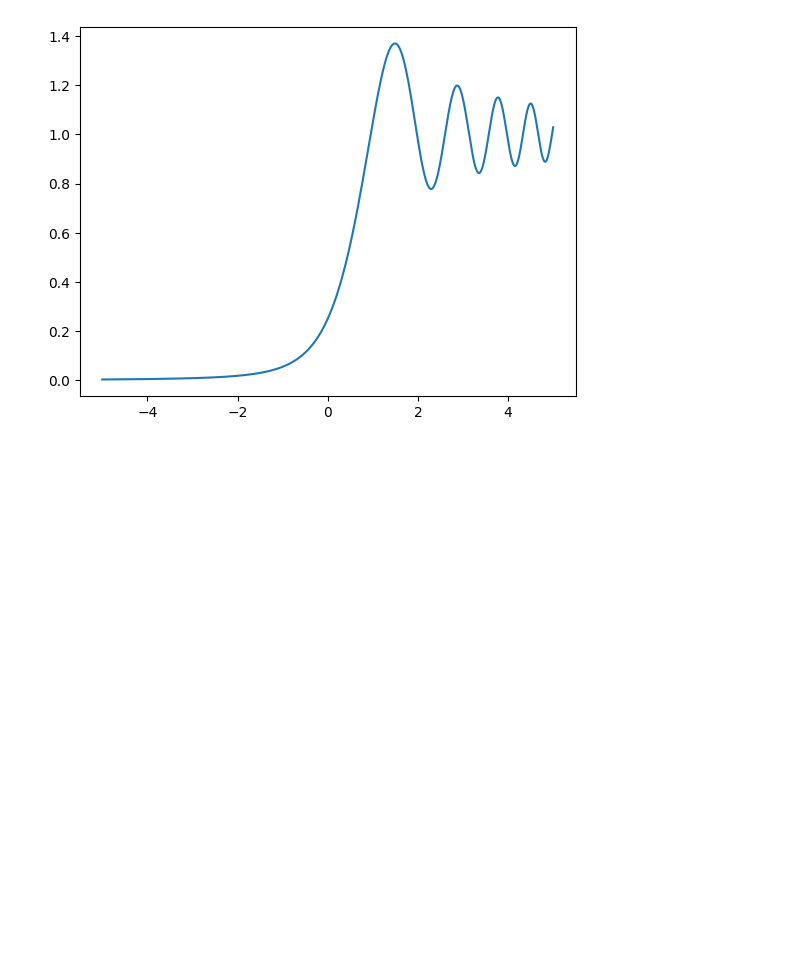
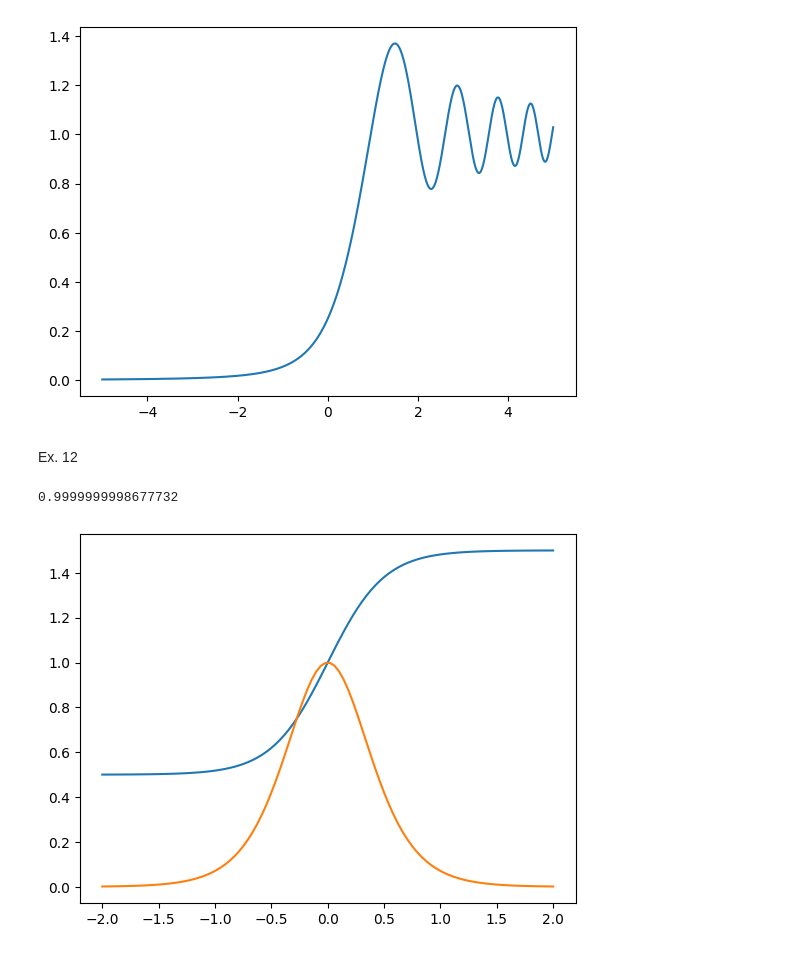
Before and after one commit to KonoEmllikDa/Fisica-Computacional, a Jupyter notebook: Física Computacional.ipynb, the cells around one changed output. Drawn from its saved outputs; the diff is of its cells as text; code cells hidden in the pictures; blank space fills up the shorter version.

```diff
--- a/Física Computacional.ipynb
+++ b/Física Computacional.ipynb
@@ -321,3 +353,17 @@ array([1.143916])
 plotfunc(-5,5,1000,lambda x: BlockedWave(x,3,1))
 # %% [output]
 [figure]
+# %% [markdown]
+Ex. 12
+# %%
+def Derivative(a,h,f):
+    return (f(a+h)-f(a-h))/(2*h)
+# %%
+print(Derivative(0,10**-5,lambda x: 1+np.tanh(2*x)/2))
+# %% [output]
+0.9999999998677732
+# %%
+plotfunc(-2,2,100,lambda x: 1+np.tanh(2*x)/2)
+plotfunc(-2,2,100,lambda x: Derivative(x,0.0001,lambda y: 1+np.tanh(2*y)/2))
+# %% [output]
+[figure, added]
```
Also changed, not shown: parts of 7 cells of this notebook.
